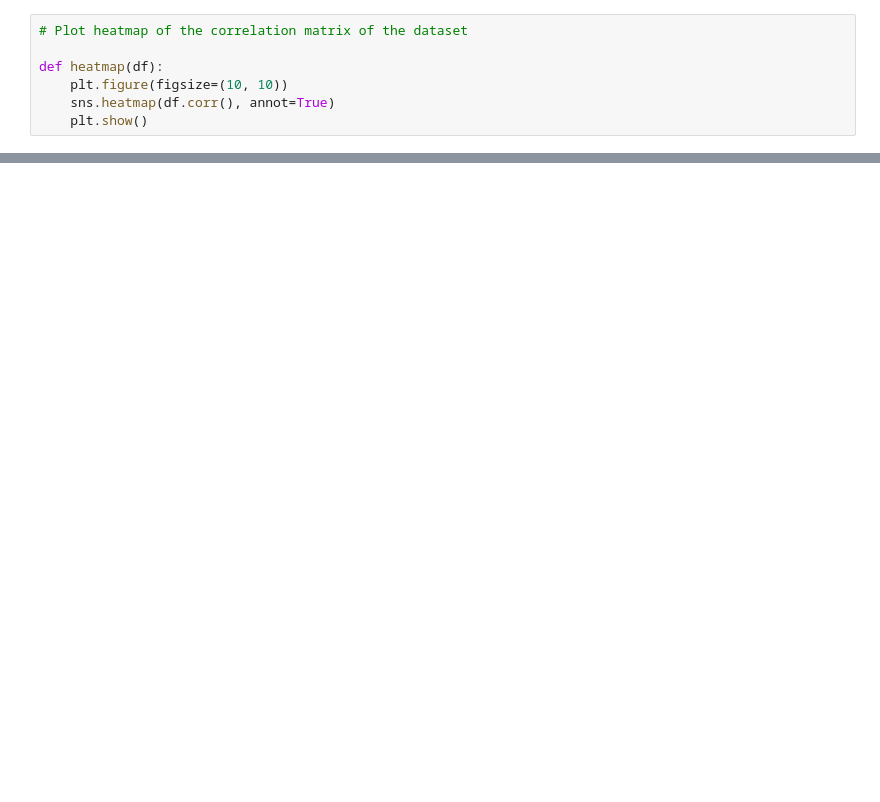
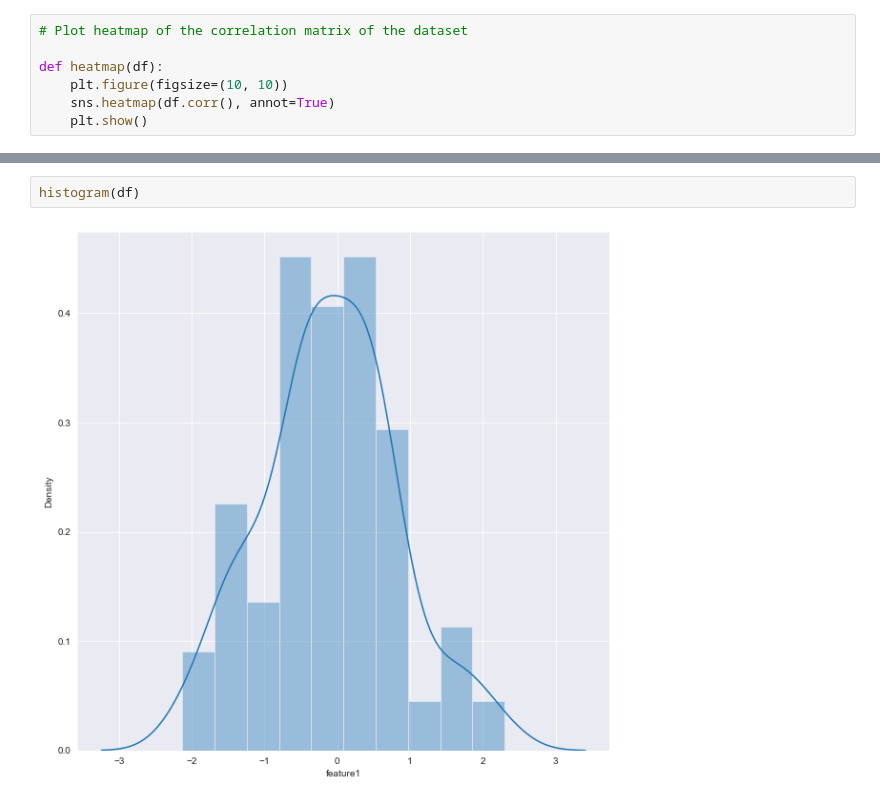
Before and after one commit to qlinhta/my-notes, a Jupyter notebook: lectures/test.ipynb, the cells around one changed output, grey strips where cells are left out. Drawn from its saved outputs; the diff is of its cells as text; blank space fills up the shorter version.

```diff
--- a/lectures/test.ipynb
+++ b/lectures/test.ipynb
@@ -48,0 +64,4 @@ heatmap(df)
+# %%
+histogram(df)
+# %% [output]
+[figure, added]
```
Also changed, not shown: parts of 7 cells of this notebook, 2 other files.
